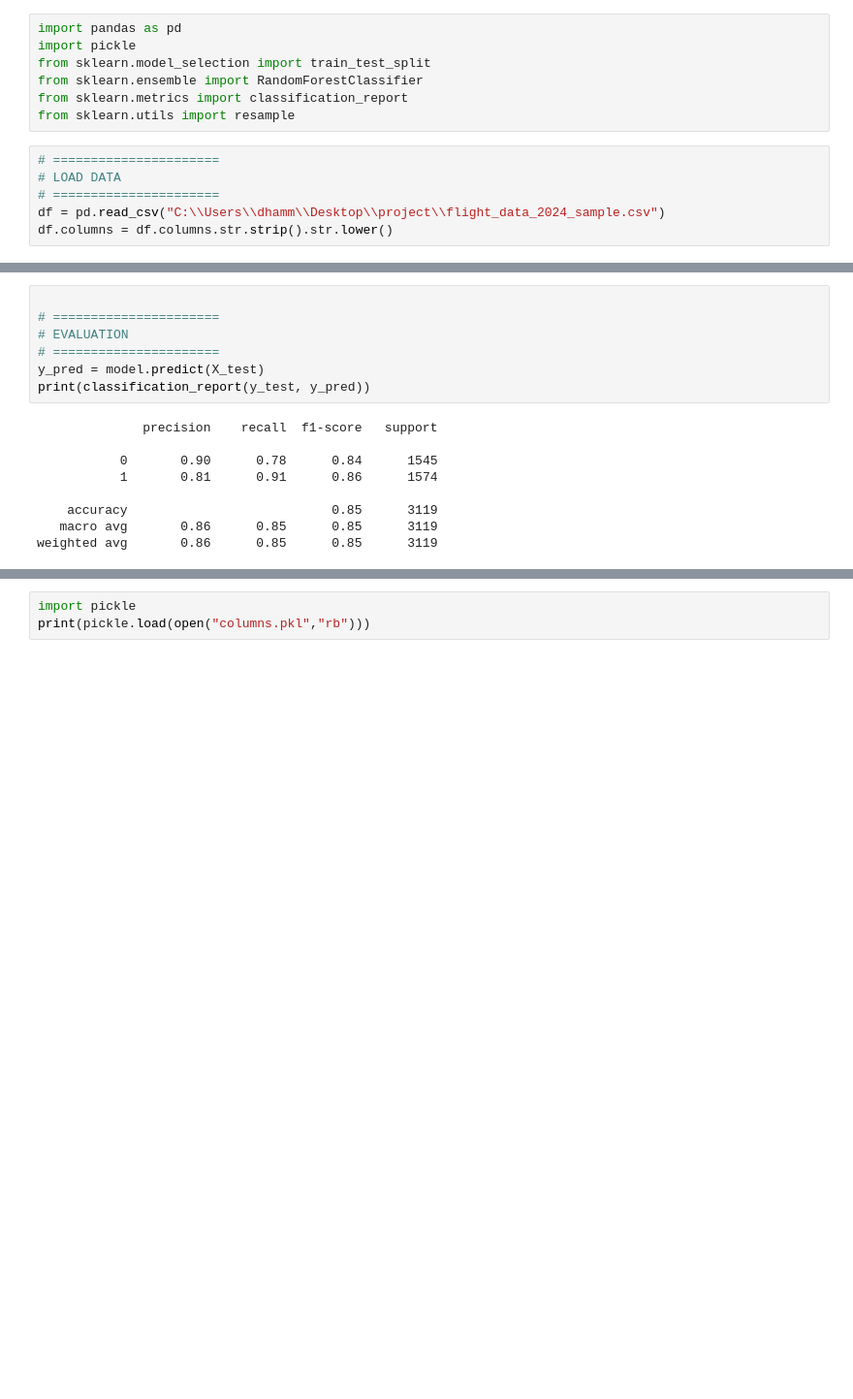
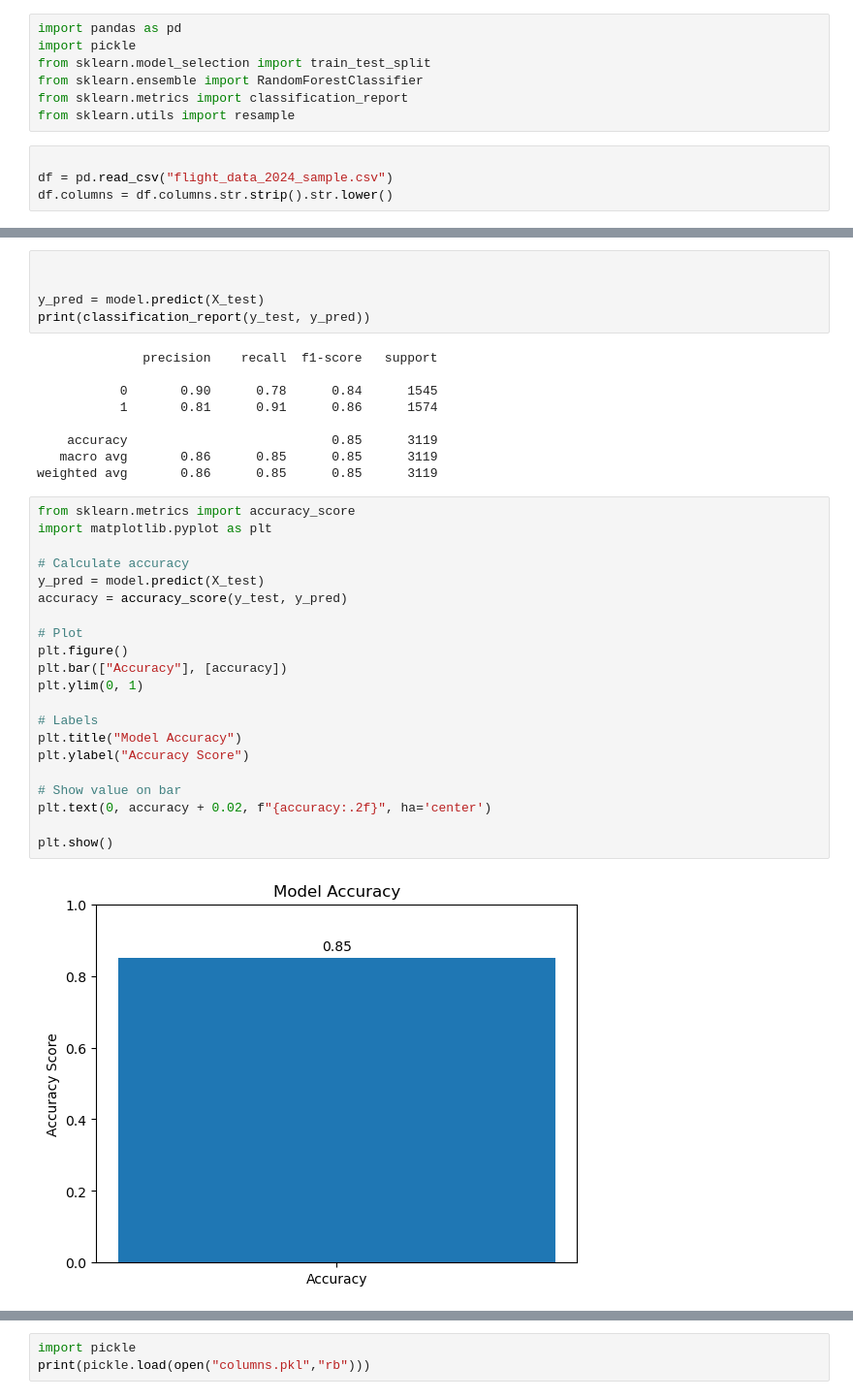
Before and after one commit to dhammasakshi/Flight-Delay-Prediction-System-Using-Machine-Learning, a Jupyter notebook: flight.ipynb, the cells around one changed output, grey strips where cells are left out. Shown at 97% size. Drawn from its saved outputs; the diff is of its cells as text; blank space fills up the shorter version.

```diff
--- a/flight.ipynb
+++ b/flight.ipynb
@@ -6,9 +6,7 @@ from sklearn.ensemble import RandomForestClassifier
 from sklearn.metrics import classification_report
 from sklearn.utils import resample
 # %%
-# ======================
-# LOAD DATA
-# ======================
-df = pd.read_csv("C:\\Users\\dhamm\\Desktop\\project\\flight_data_2024_sample.csv")
+
+df = pd.read_csv("flight_data_2024_sample.csv")
 df.columns = df.columns.str.strip().str.lower()
 # %%
@@ -125,9 +106,7 @@ RandomForestClassifier(class_weight='balanced', max_depth=15,
                        random_state=42)
 # %%
 
-# ======================
-# EVALUATION
-# ======================
+
 y_pred = model.predict(X_test)
 print(classification_report(y_test, y_pred))
 # %% [output]
@@ -139,4 +118,27 @@ print(classification_report(y_test, y_pred))
     accuracy                           0.85      3119
    macro avg       0.86      0.85      0.85      3119
 weighted avg       0.86      0.85      0.85      3119
+# %%
+from sklearn.metrics import accuracy_score
+import matplotlib.pyplot as plt
+
+# Calculate accuracy
+y_pred = model.predict(X_test)
+accuracy = accuracy_score(y_test, y_pred)
+
+# Plot
+plt.figure()
+plt.bar(["Accuracy"], [accuracy])
+plt.ylim(0, 1)
+
+# Labels
+plt.title("Model Accuracy")
+plt.ylabel("Accuracy Score")
+
+# Show value on bar
+plt.text(0, accuracy + 0.02, f"{accuracy:.2f}", ha='center')
+
+plt.show()
+# %% [output]
+[figure, added]
 # %%
```
Also changed, not shown: parts of 8 cells of this notebook, 5 other files.
